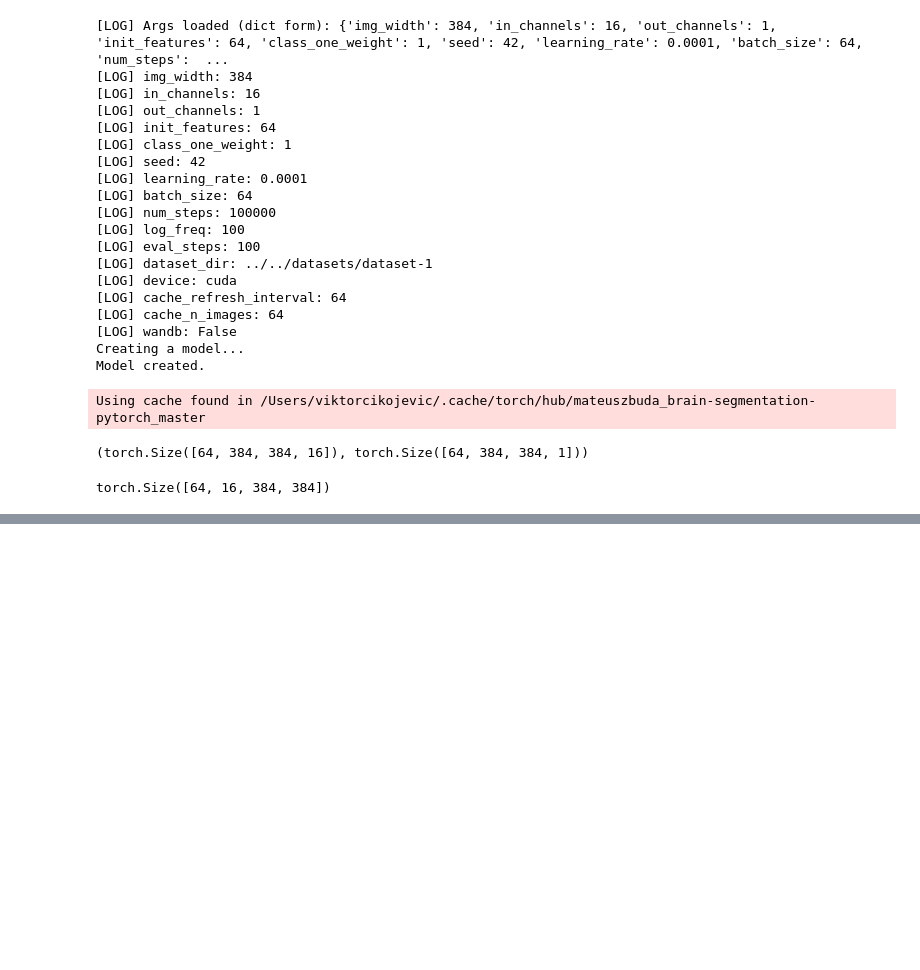
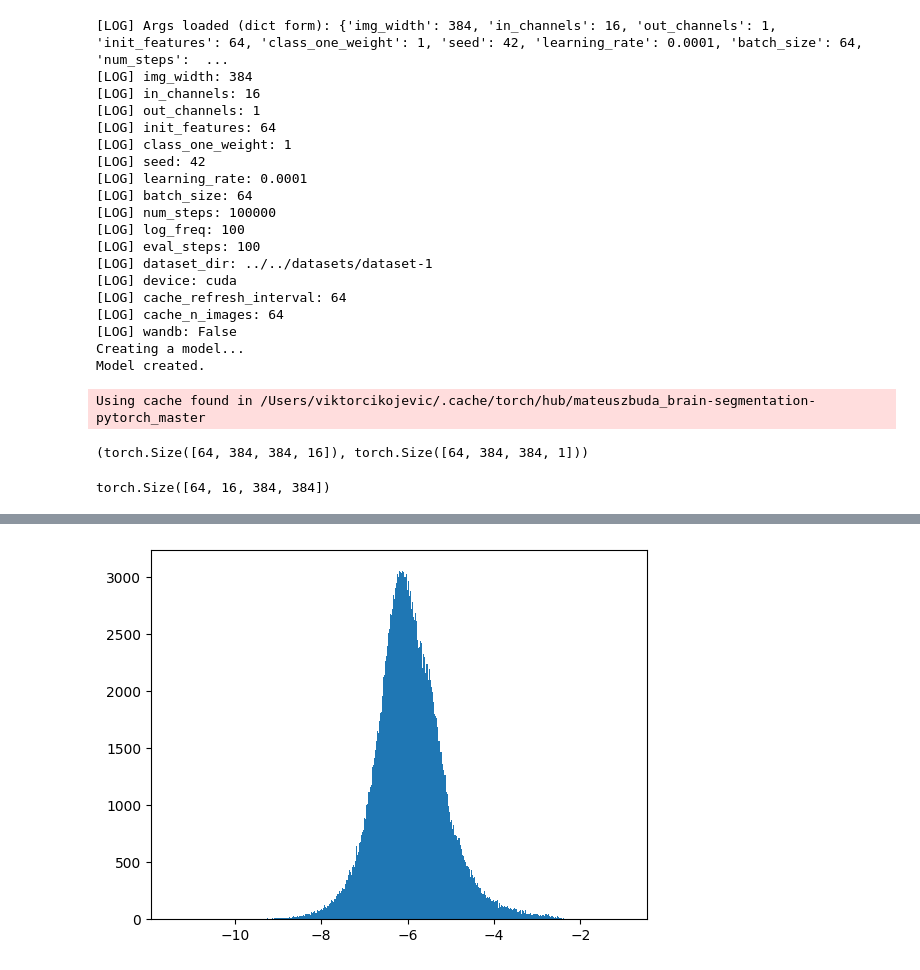
Before and after one commit to viktorcikojevic/vesuvius-challenge, a Jupyter notebook: model-dev.ipynb, the cells around one changed output, grey strips where cells are left out. Cells and saved outputs as stored; diff of their text form; code cells hidden in the pictures; blank space fills up the shorter version.

```diff
--- a/models/model-dev.ipynb
+++ b/model-dev.ipynb
@@ -728,0 +729,3 @@ torch.Size([64, 16, 384, 384])
+# %%
+args = {'in_channels': 16, 'out_channels': 1, 'init_features': 8, 'class_one_weight': 0.1, 'seed': 42, 'learning_rate': 0.0001, 'batch_size': 16, 'num_steps': 20000000, 'log_freq': 128, 'eval_steps': 64, 'dataset_dir': '/home/viktor/Documents/kaggle/vesuvius-challenge/datasets/dataset-1', 'device': 'cpu', 'cache_refresh_interval': 128, 'cache_n_images': 256, 'wandb': False}
+args
@@ -728,0 +910,18 @@ torch.Size([64, 16, 384, 384])
+# %%
+# plot the histogram of the gradients
+import matplotlib.pyplot as plt
+
+# model.unet is a unet model
+grads = []
+for name, param in model.unet.named_parameters():
+    if param.requires_grad and "weight" in name:
+        grads.append(param.grad.flatten().cpu().numpy())
+# %%
+grads = np.concatenate(grads)
+# %%
+grads = np.abs(grads)
+# %%
+plt.hist(np.log10(grads), bins=1000);
+# plt.xscale('log')
+# %% [output]
+[figure, added]
```
Also changed, not shown: parts of 11 cells of this notebook, 20 other files.
